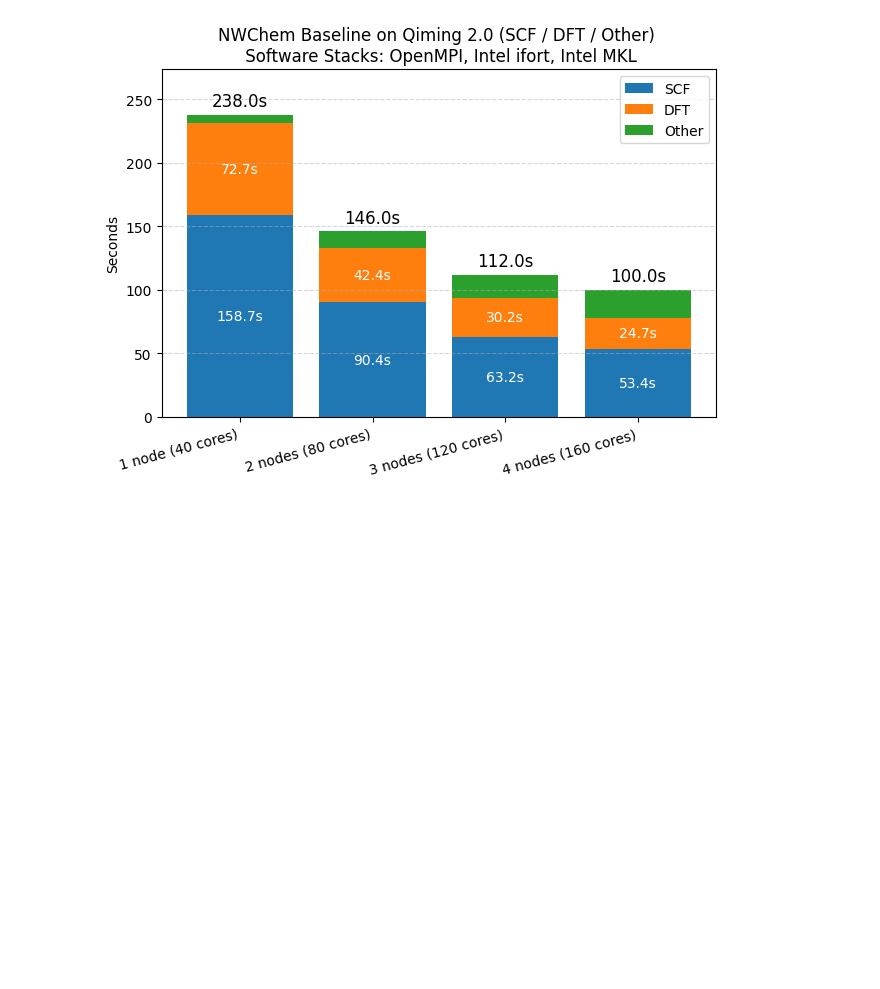
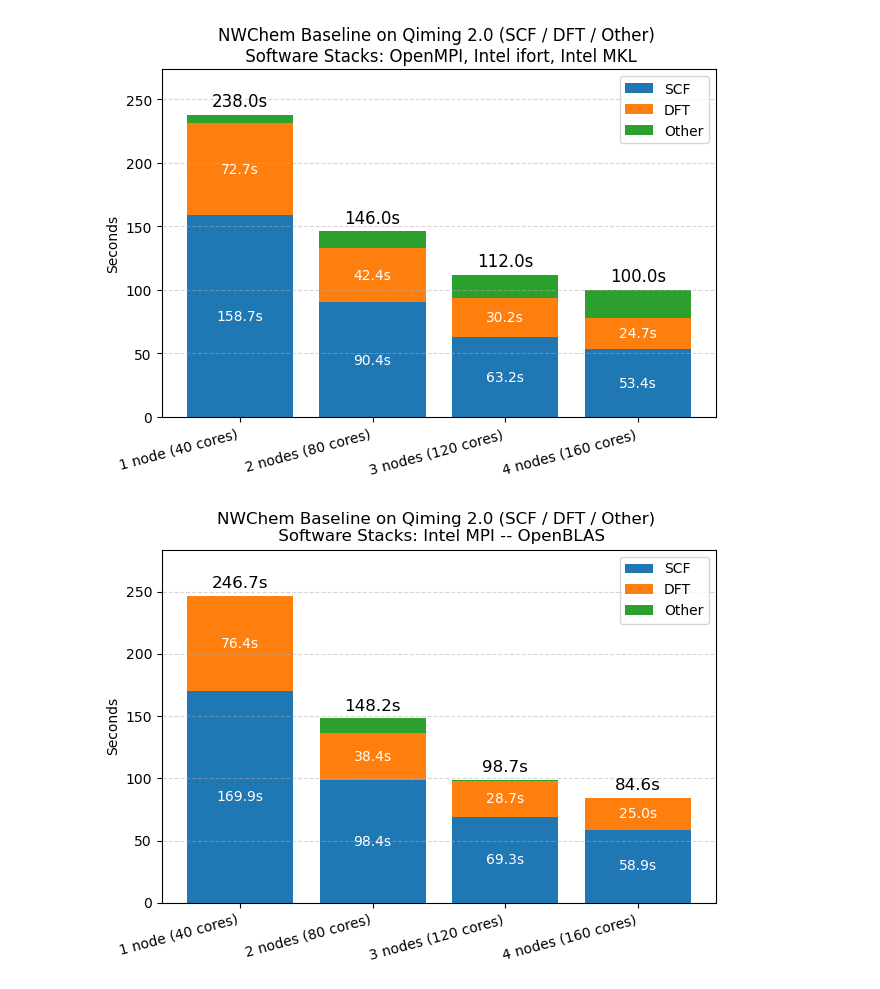
Before and after one commit to HaibinLai/APAC25-nwchem, a Jupyter notebook: baseline_analysis.ipynb, the cells around one changed output. Saved outputs shown, nothing was run; the diff lists cells and outputs as text; code cells hidden in the pictures; blank space fills up the shorter version.

```diff
--- a/baseline_analysis.ipynb
+++ b/baseline_analysis.ipynb
@@ -143,2 +142,80 @@ plt.show()
 # %% [output]
 [figure]
+# %%
+import matplotlib.pyplot as plt
+import pandas as pd
+import numpy as np
+# from caas_jupyter_tools import display_dataframe_to_user
+
+# Data
+labels = ["4 nodes (160 cores)", "3 nodes (120 cores)", "2 nodes (80 cores)", "1 node (40 cores)"]
+# reverse
+labels = list(reversed(labels))
+
+# total = np.array([246.7, 150.0, 98.7, 84.6])
+# sct   = np.array([169.9,  98.4, 69.3, 58.9])
+# dft   = np.array([ 76.4,  38.4, 28.7, 25.0])
+
+runtime = np.array([246.7, 148.2, 98.7, 84.6])
+# sort from high to low
+runtime = np.array(sorted(runtime, reverse=True))
+
+scf = np.array([169.9,  98.4, 69.3, 58.9])
+scf = np.array(sorted(scf, reverse=True))
+dft = np.array([ 76.4,  38.4, 28.7, 25.0])
+dft = np.array(sorted(dft, reverse=True))
+
+# Compute "Other" as the remaining part of runtime
+other = runtime - (scf + dft)
+# Guard against negative due to rounding
+other = np.where(other < 0, 0.0, other)
+
+# Prepare table
+df = pd.DataFrame({
+    "Config": labels,
+    "Runtime (s)": runtime,
+    "SCF (s)": scf,
+    "DFT (s)": dft,
+    "Other (s)": other,
+    "SCF %": np.round(100*scf/runtime, 1),
+    "DFT %": np.round(100*dft/runtime, 1),
+    "Other %": np.round(100*other/runtime, 1),
+})
+# display_dataframe_to_user("NWChem Stacked Runtime Breakdown", df)
+
+# list from high to low
+# df = df.sort_values(by="Runtime (s)", ascending=False)
+
+# Plot stacked bars: total equals Runtime, segments = SCF + DFT + Other
+x = np.arange(len(labels))
+
+fig = plt.figure()
+ax = plt.gca()
+
+p1 = ax.bar(x, scf, label="SCF")
+p2 = ax.bar(x, dft, bottom=scf, label="DFT")
+p3 = ax.bar(x, other, bottom=scf+dft, label="Other")
+
+ax.set_xticks(x)
+ax.set_xticklabels(labels, rotation=15, ha="right")
+ax.set_ylabel("Seconds")
+ax.set_title("NWChem Baseline on Qiming 2.0 (SCF / DFT / Other) \n Software Stacks: Intel MPI -- OpenBLAS")
+ax.grid(True, axis="y", linestyle="--", alpha=0.5)
+ax.legend(loc="upper right")
+
+# y axis
+ax.set_ylim(0, max(runtime)*1.15)
+
+# Annotate total runtime at the top of each bar
+for i, total in enumerate(runtime):
+    ax.text(i, total + max(runtime)*0.015, f"{total:.1f}s", ha="center", va="bottom", fontsize=12)
+    # annotate scf and dft runtime
+    ax.text(i, scf[i]/2, f"{scf[i]:.1f}s", ha="center", va="center", color="white", fontsize=10)
+    ax.text(i, scf[i] + dft[i]/2, f"{dft[i]:.1f}s", ha="center", va="center", color="white", fontsize=10)
+
+fig.tight_layout()
+
+
+plt.show()
+# %% [output]
+[figure, added]
```
Also changed, not shown: parts of 11 cells of this notebook, 23 other files.
